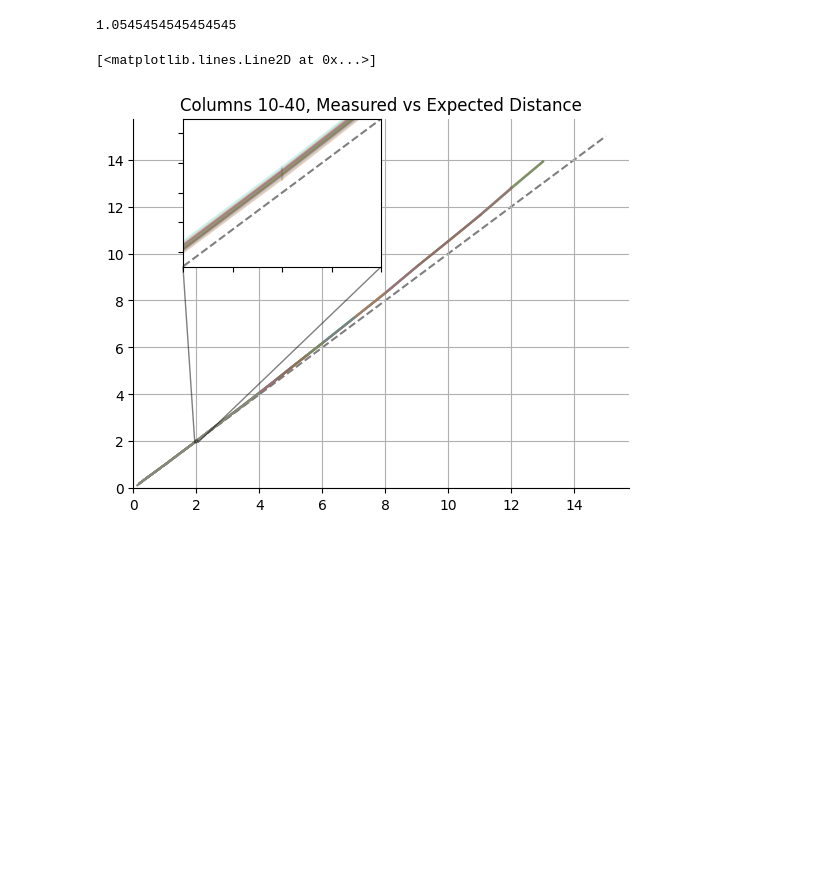
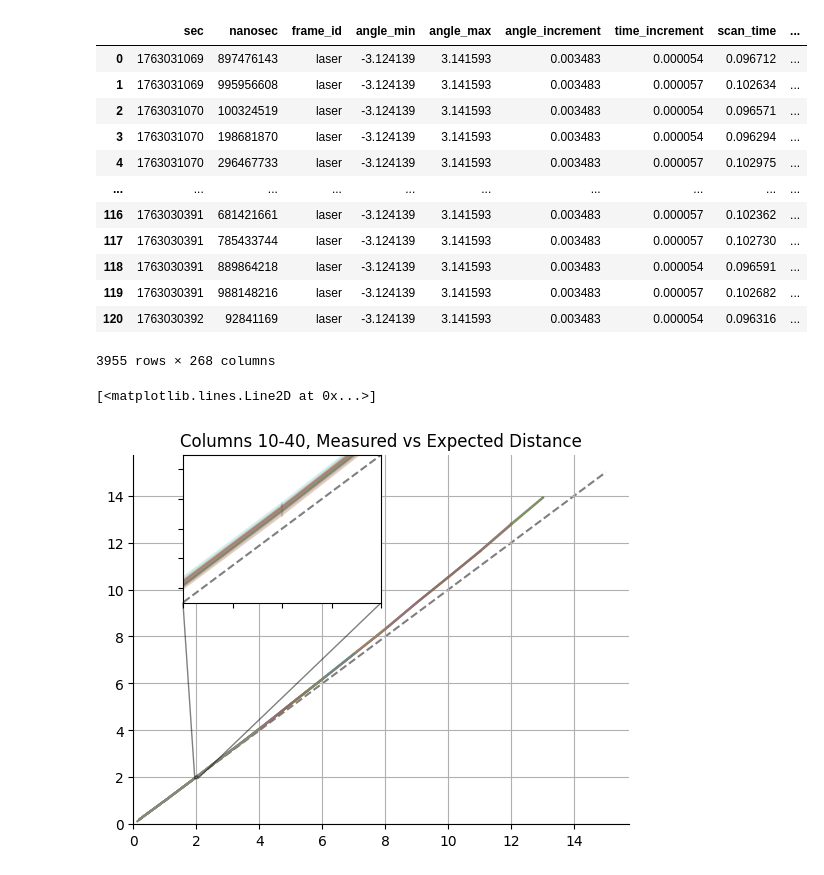
Before and after one commit to MJF2003/RSDPTeam10, a Jupyter notebook: data_munging.ipynb, the cells around one changed output. Saved outputs shown, nothing was run; the diff lists cells and outputs as text; code cells hidden in the pictures; blank space fills up the shorter version.

```diff
--- a/data_munging.ipynb
+++ b/data_munging.ipynb
@@ -51,7 +51,19 @@ for file in distances_dir.glob(r'd*-*.csv'):
     distance_dfs.append(df)
 
 df = pd.concat(distance_dfs)
-# %%
-11.6/11.0
-# %% [output]
-1.0545454545454545
+# %%
+df
+# %% [output]
+|  | sec | nanosec | frame_id | angle_min | angle_max | angle_increment | time_increment | scan_time | ... |
+| 0 | 1763031069 | 897476143 | laser | -3.124139 | 3.141593 | 0.003483 | 0.000054 | 0.096712 | ... |
+| 1 | 1763031069 | 995956608 | laser | -3.124139 | 3.141593 | 0.003483 | 0.000057 | 0.102634 | ... |
+| 2 | 1763031070 | 100324519 | laser | -3.124139 | 3.141593 | 0.003483 | 0.000054 | 0.096571 | ... |
+| 3 | 1763031070 | 198681870 | laser | -3.124139 | 3.141593 | 0.003483 | 0.000054 | 0.096294 | ... |
+| 4 | 1763031070 | 296467733 | laser | -3.124139 | 3.141593 | 0.003483 | 0.000057 | 0.102975 | ... |
+| ... | ... | ... | ... | ... | ... | ... | ... | ... | ... |
+| 116 | 1763030391 | 681421661 | laser | -3.124139 | 3.141593 | 0.003483 | 0.000057 | 0.102362 | ... |
+| 117 | 1763030391 | 785433744 | laser | -3.124139 | 3.141593 | 0.003483 | 0.000057 | 0.102730 | ... |
+| 118 | 1763030391 | 889864218 | laser | -3.124139 | 3.141593 | 0.003483 | 0.000054 | 0.096591 | ... |
+| 119 | 1763030391 | 988148216 | laser | -3.124139 | 3.141593 | 0.003483 | 0.000057 | 0.102682 | ... |
+| 120 | 1763030392 | 92841169 | laser | -3.124139 | 3.141593 | 0.003483 | 0.000054 | 0.096316 | ... |
+3955 rows × 268 columns
```
Also changed, not shown: parts of 1 cell of this notebook.
